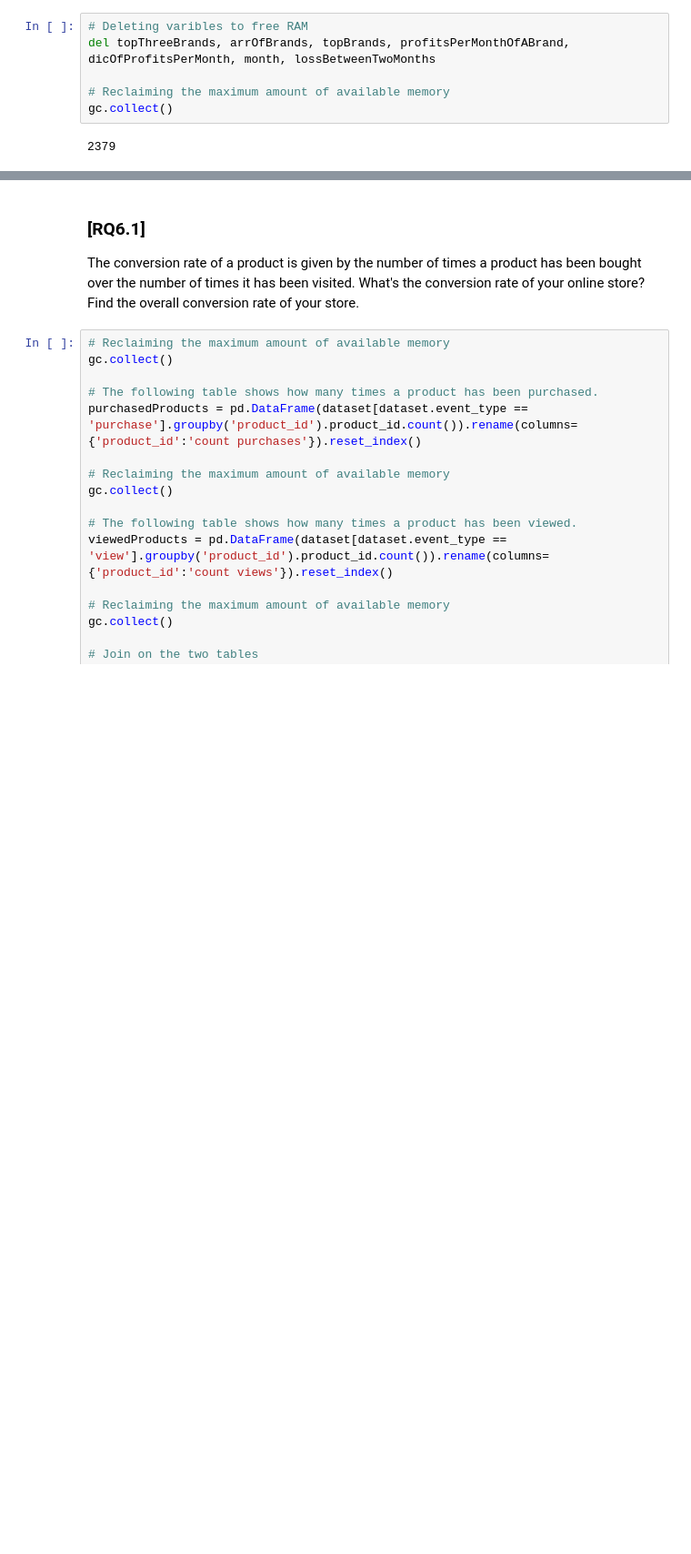
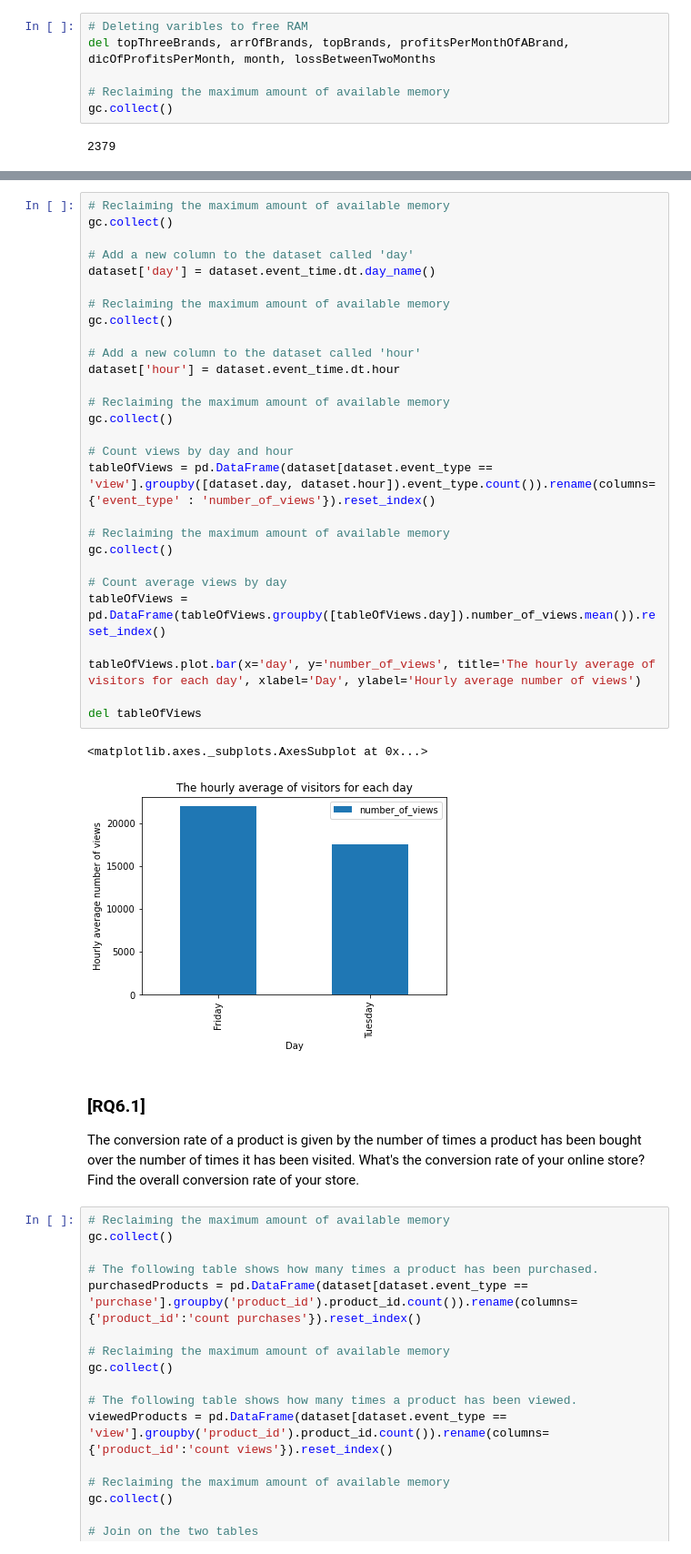
Before and after one commit to freebirdT/ADM_homework2, a Jupyter notebook: main.ipynb, the cells around one changed output, grey strips where cells are left out. Shown: that part at 91% size. Cells and saved outputs as stored; diff of their text form; blank space fills up the shorter version.

```diff
--- a/main.ipynb
+++ b/main.ipynb
@@ -953,3 +982,34 @@ gc.collect()
+# %%
+# Reclaiming the maximum amount of available memory
+gc.collect()
+
+# Add a new column to the dataset called 'day'
+dataset['day'] = dataset.event_time.dt.day_name()
+
+# Reclaiming the maximum amount of available memory
+gc.collect()
+
+# Add a new column to the dataset called 'hour'
+dataset['hour'] = dataset.event_time.dt.hour
+
+# Reclaiming the maximum amount of available memory
+gc.collect()
+
+# Count views by day and hour
+tableOfViews = pd.DataFrame(dataset[dataset.event_type == 'view'].groupby([dataset.day, dataset.hour]).event_type.count()).rename(columns={'event_type' : 'number_of_views'}).reset_index()
+
+# Reclaiming the maximum amount of available memory
+gc.collect()
+
+# Count average views by day
+tableOfViews = pd.DataFrame(tableOfViews.groupby([tableOfViews.day]).number_of_views.mean()).reset_index()
+
+tableOfViews.plot.bar(x='day', y='number_of_views', title='The hourly average of visitors for each day', xlabel='Day', ylabel='Hourly average number of views')
+
+del tableOfViews
+# %% [output]
+<matplotlib.axes._subplots.AxesSubplot at 0x...>
+[figure, added]
 # %% [markdown]
 ### [RQ6.1]
 The conversion rate of a product is given by the number of times a product has been bought over the number of times it has been visited. What's the conversion rate of your online store? Find the overall conversion rate of your store.
```
Also changed, not shown: parts of 5 cells of this notebook.
